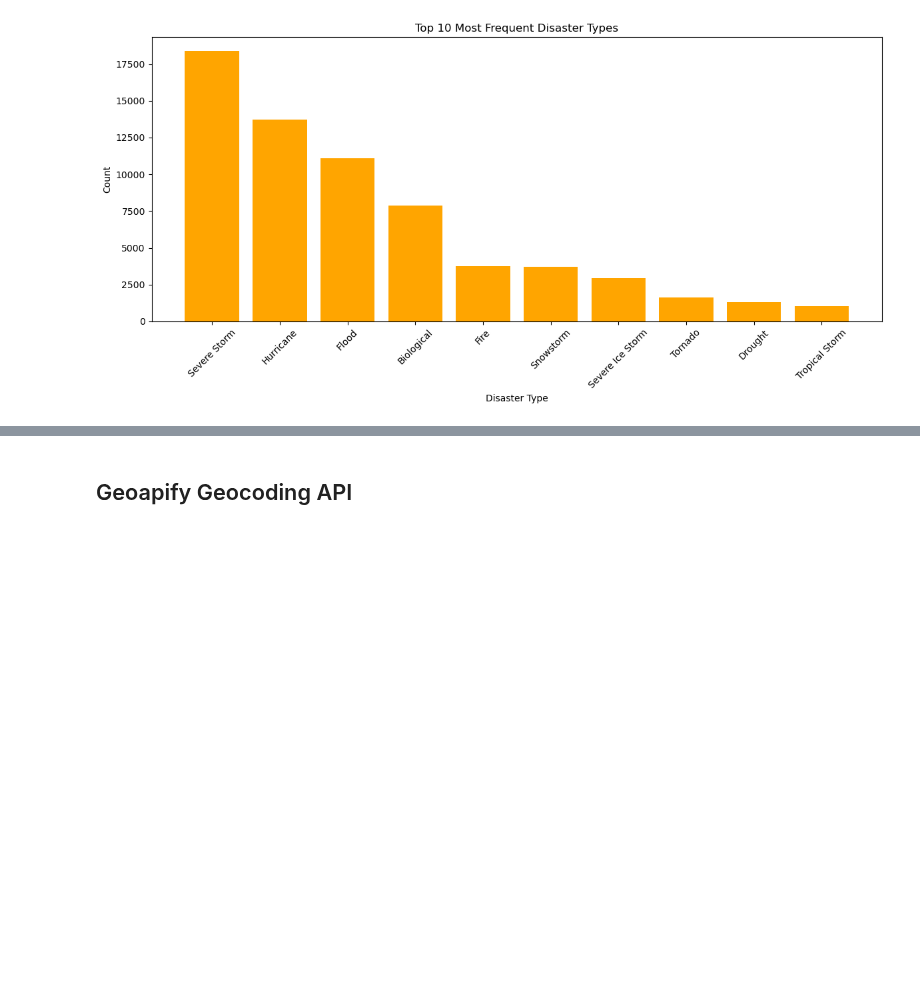
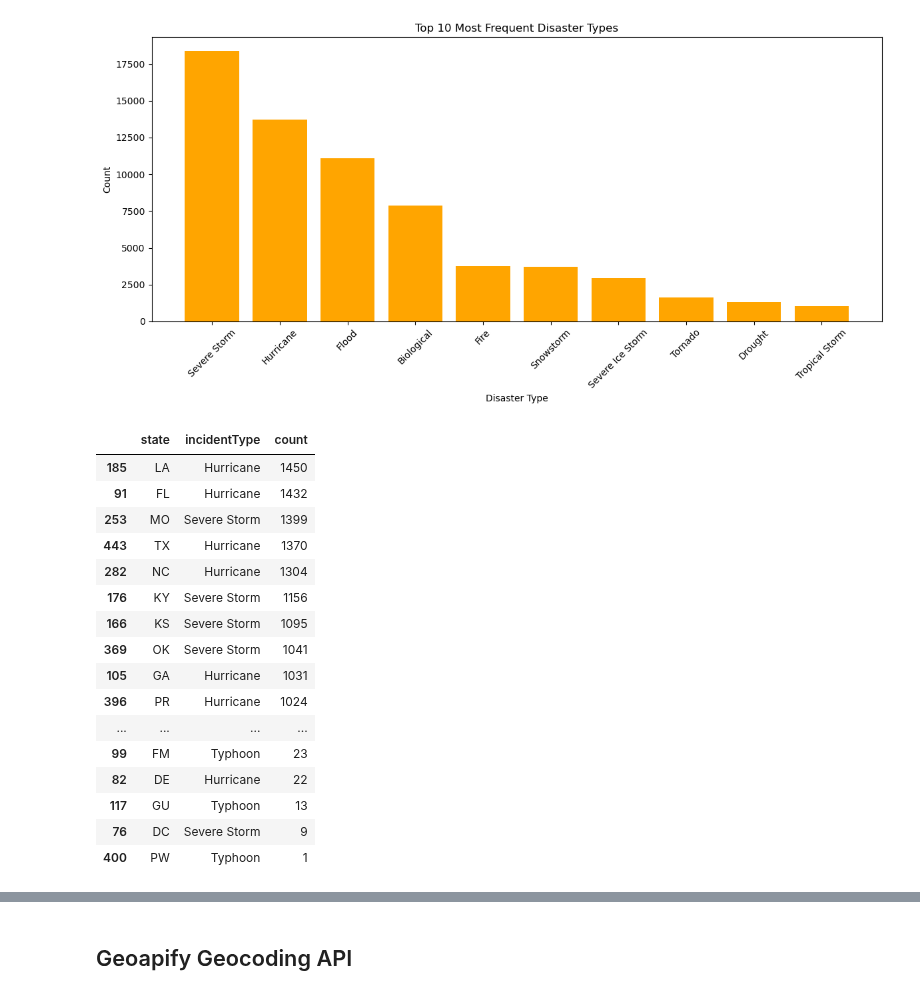
Before and after one commit to Neelka96/HavocMapper, a Jupyter notebook: data_tunnel.ipynb, the cells around one changed output, grey strips where cells are left out. Cells and saved outputs as stored; diff of their text form; code cells hidden in the pictures; blank space fills up the shorter version.

```diff
--- a/data_tunnel.ipynb
+++ b/data_tunnel.ipynb
@@ -296,3 +296,26 @@ plt.tight_layout()
 plt.show()
 # %% [output]
 [figure]
+# %%
+most_common_disasters = disaster_by_type.loc[
+    disaster_by_type.groupby('state')['count'].idxmax()]
+most_common_disasters = most_common_disasters.sort_values(by='count', ascending=False)
+most_common_disasters
+# %% [output]
+|  | state | incidentType | count |
+| 185 | LA | Hurricane | 1450 |
+| 91 | FL | Hurricane | 1432 |
+| 253 | MO | Severe Storm | 1399 |
+| 443 | TX | Hurricane | 1370 |
+| 282 | NC | Hurricane | 1304 |
+| 176 | KY | Severe Storm | 1156 |
+| 166 | KS | Severe Storm | 1095 |
+| 369 | OK | Severe Storm | 1041 |
+| 105 | GA | Hurricane | 1031 |
+| 396 | PR | Hurricane | 1024 |
+| ... | ... | ... | ... |
+| 99 | FM | Typhoon | 23 |
+| 82 | DE | Hurricane | 22 |
+| 117 | GU | Typhoon | 13 |
+| 76 | DC | Severe Storm | 9 |
+| 400 | PW | Typhoon | 1 |
```
Also changed, not shown: parts of 1 cell of this notebook.
